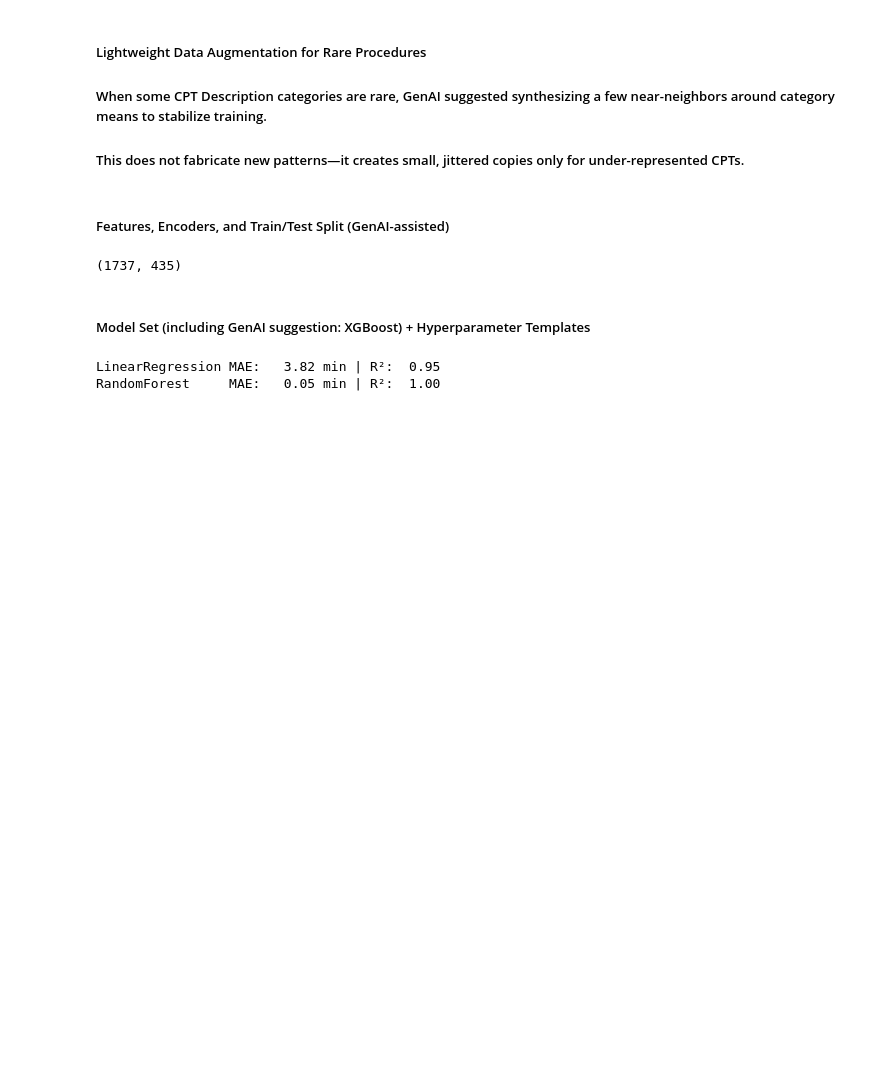
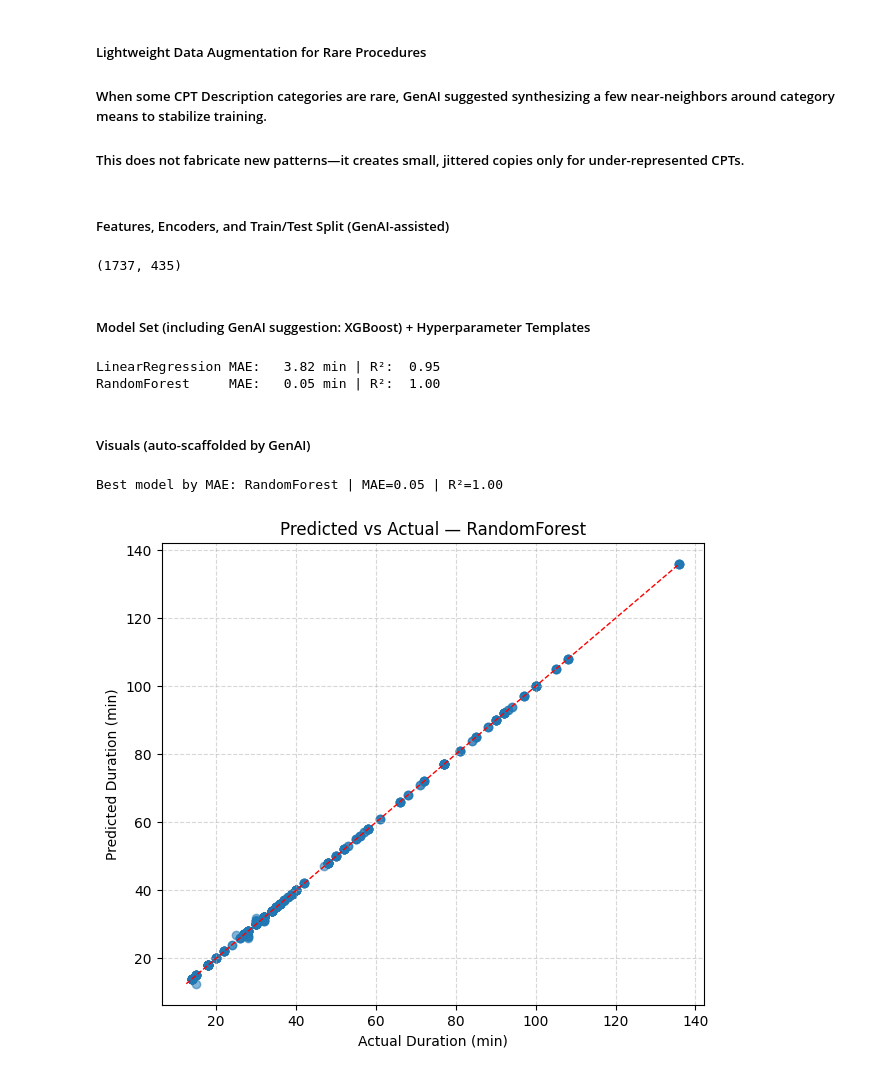
Before and after one commit to Reddy3001/Assignment-2-CSCN8030, a Jupyter notebook: RPwithAI.ipynb, the cells around one changed output. Drawn from its saved outputs; the diff is of its cells as text; code cells hidden in the pictures; blank space fills up the shorter version.

```diff
--- a/RPwithAI.ipynb
+++ b/RPwithAI.ipynb
@@ -148,3 +148,27 @@ for name, pipe in models.items():
 # %% [output]
 LinearRegression MAE:   3.82 min | R²:  0.95
 RandomForest     MAE:   0.05 min | R²:  1.00
+# %% [markdown]
+##### Visuals (auto-scaffolded by GenAI)
+# %%
+# (Generated with ChatGPT: "Plot predicted vs actual with a 45-degree reference line.")
+def plot_pred_vs_actual(y_true, y_pred, title):
+    plt.figure(figsize=(7,6))
+    plt.scatter(y_true, y_pred, alpha=0.55)
+    lo, hi = min(y_true.min(), y_pred.min()), max(y_true.max(), y_pred.max())
+    plt.plot([lo, hi], [lo, hi], "r--", lw=1)
+    plt.title(title)
+    plt.xlabel("Actual Duration (min)")
+    plt.ylabel("Predicted Duration (min)")
+    plt.grid(True, ls="--", alpha=0.5)
+    plt.show()
+
+# pick the best by MAE
+best_name = min(results, key=lambda k: results[k]["mae"])
+best_pred = results[best_name]["pred"]
+print(f"Best model by MAE: {best_name} | MAE={results[best_name]['mae']:.2f} | R²={results[best_name]['r2']:.2f}")
+
+plot_pred_vs_actual(y_test, best_pred, f"Predicted vs Actual — {best_name}")
+# %% [output]
+Best model by MAE: RandomForest | MAE=0.05 | R²=1.00
+[figure, added]
```
